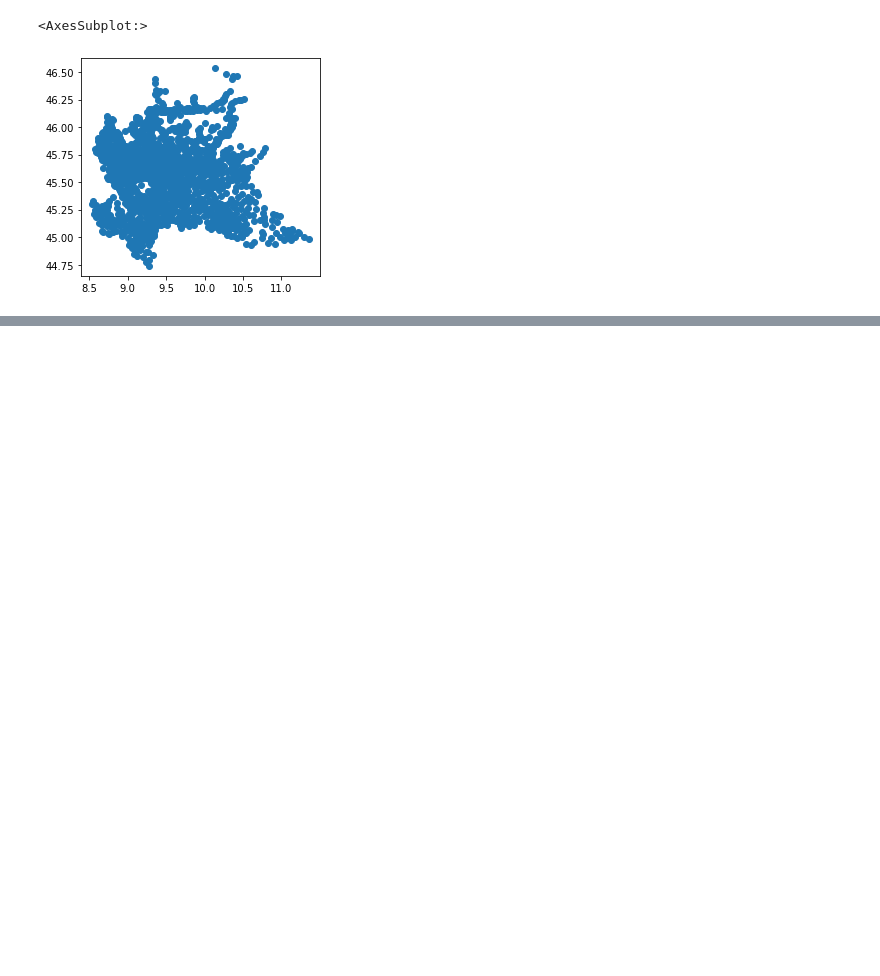
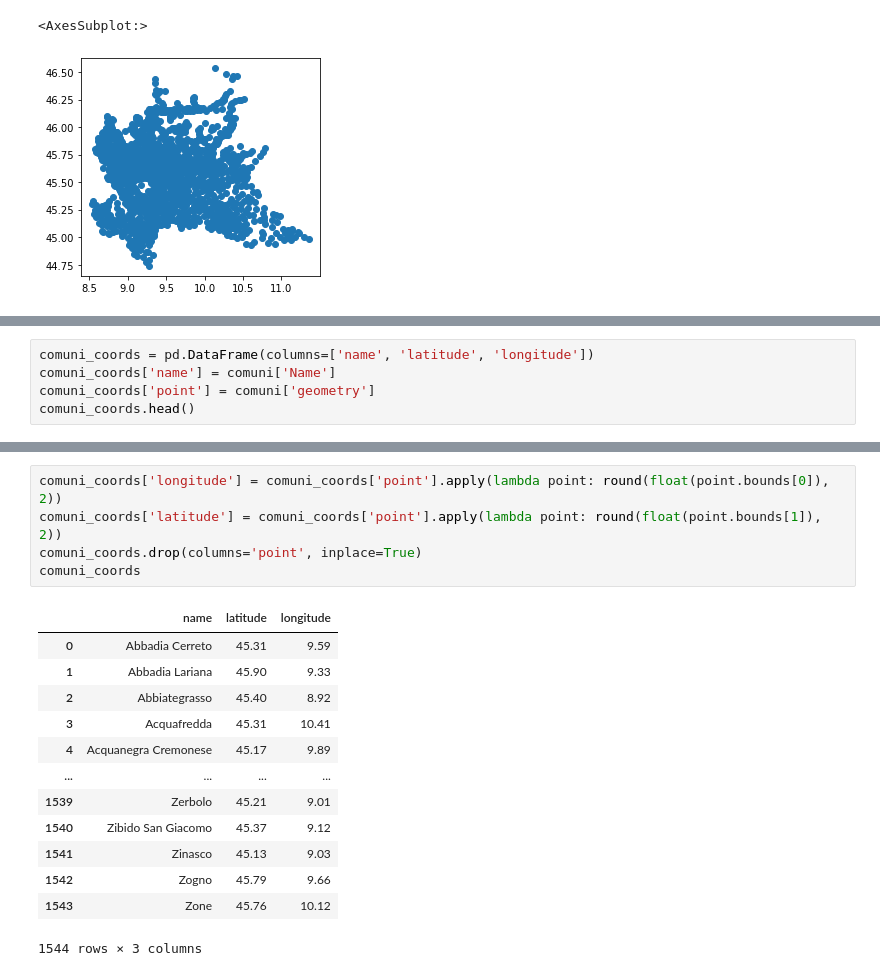
Before and after one commit to samuelexferri/unibg-statistic2, a Jupyter notebook: notebooks/agricolture_analysis.ipynb, the cells around one changed output, grey strips where cells are left out. Drawn from its saved outputs; the diff is of its cells as text; blank space fills up the shorter version.

```diff
--- a/notebooks/agricolture_analysis.ipynb
+++ b/notebooks/agricolture_analysis.ipynb
@@ -136,0 +88,5 @@ comuni
+# %%
+comuni_coords = pd.DataFrame(columns=['name', 'latitude', 'longitude'])
+comuni_coords['name'] = comuni['Name']
+comuni_coords['point'] = comuni['geometry']
+comuni_coords.head()
@@ -136,0 +100,19 @@ comuni
+# %%
+comuni_coords['longitude'] = comuni_coords['point'].apply(lambda point: round(float(point.bounds[0]), 2))
+comuni_coords['latitude'] = comuni_coords['point'].apply(lambda point: round(float(point.bounds[1]), 2))
+comuni_coords.drop(columns='point', inplace=True)
+comuni_coords
+# %% [output]
+|  | name | latitude | longitude |
+| 0 | Abbadia Cerreto | 45.31 | 9.59 |
+| 1 | Abbadia Lariana | 45.90 | 9.33 |
+| 2 | Abbiategrasso | 45.40 | 8.92 |
+| 3 | Acquafredda | 45.31 | 10.41 |
+| 4 | Acquanegra Cremonese | 45.17 | 9.89 |
+| ... | ... | ... | ... |
+| 1539 | Zerbolo | 45.21 | 9.01 |
+| 1540 | Zibido San Giacomo | 45.37 | 9.12 |
+| 1541 | Zinasco | 45.13 | 9.03 |
+| 1542 | Zogno | 45.79 | 9.66 |
+| 1543 | Zone | 45.76 | 10.12 |
+1544 rows × 3 columns
```
Also changed, not shown: parts of 22 cells of this notebook.
